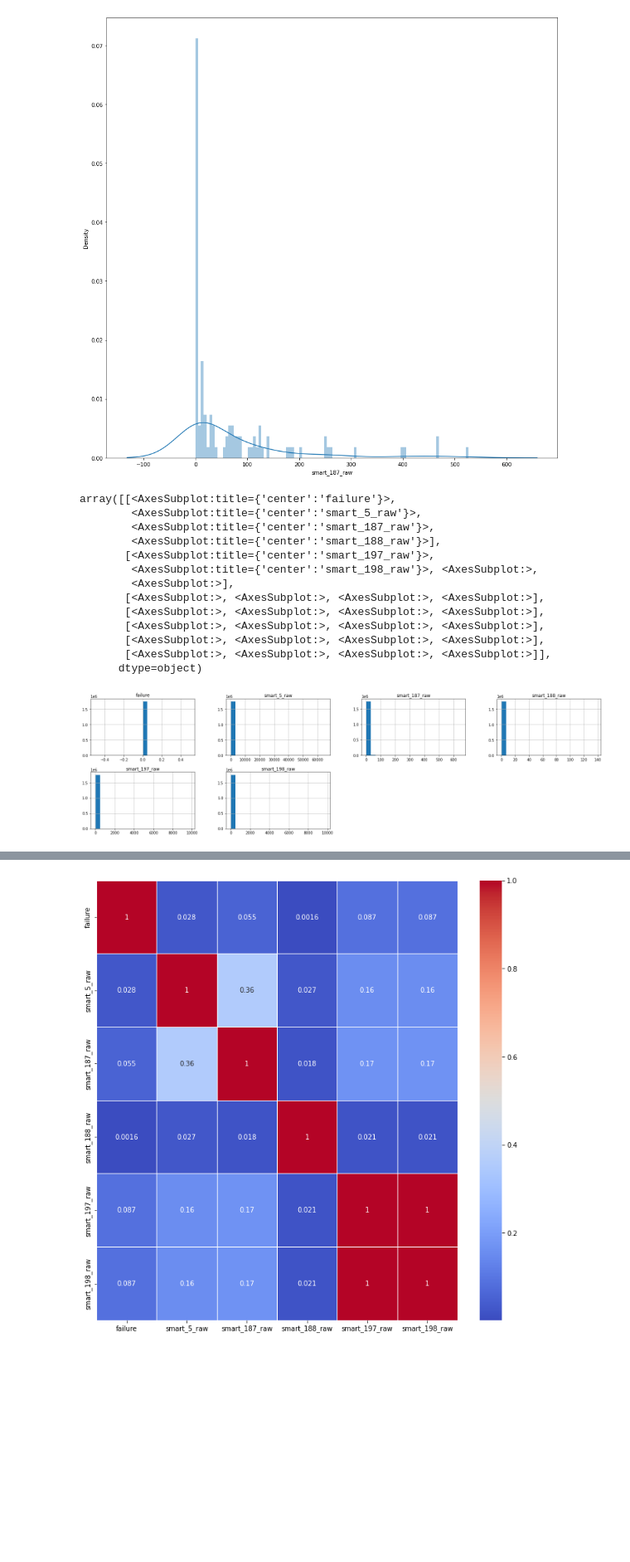
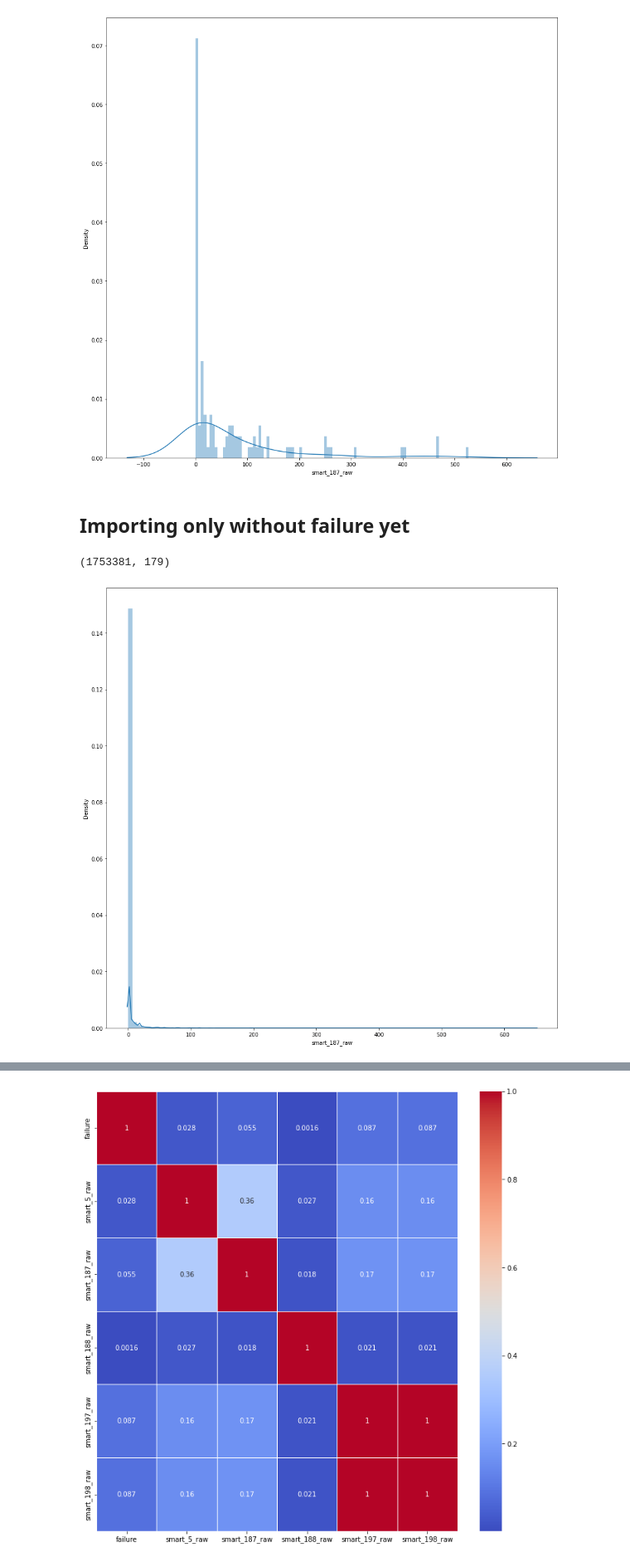
Before and after one commit to wcmphysics/DataScienceBootcamp-Capstone, a Jupyter notebook: notebooks/Andreas_NB.ipynb, the cells around one changed output, grey strips where cells are left out. Shown at 83% size. Cells and saved outputs as stored; diff of their text form; code cells hidden in the pictures; blank space fills up the shorter version.

```diff
--- a/notebooks/Andreas_NB.ipynb
+++ b/notebooks/Andreas_NB.ipynb
@@ -172,6 +198,8 @@ plt.xlim()
 sns.distplot(df_ST4000DM000.smart_187_raw, bins=100, hist_kws={'alpha': 0.4});
 # %% [output]
 [figure]
+# %% [markdown]
+## Importing only without failure yet
 # %%
 query_string_0 = """SELECT * FROM "2021"
                     WHERE date >= '2021-10-01'
@@ -186,20 +214,13 @@ query_string_0 = """SELECT * FROM "2021"
 df_sqlalchemy_no_failure = pd.read_sql(query_string_0, db)
 # %%
 df_2021_10_12_no_failure = df_sqlalchemy_no_failure
-# %%
-df_2021_10_12_no_failure[features_imp].hist(bins=20, figsize=(25, 25), layout=(7, 4))
-# %% [output]
-array([[<AxesSubplot:title={'center':'failure'}>,
-        <AxesSubplot:title={'center':'smart_5_raw'}>,
-        <AxesSubplot:title={'center':'smart_187_raw'}>,
-        <AxesSubplot:title={'center':'smart_188_raw'}>],
-       [<AxesSubplot:title={'center':'smart_197_raw'}>,
-        <AxesSubplot:title={'center':'smart_198_raw'}>, <AxesSubplot:>,
-        <AxesSubplot:>],
-       [<AxesSubplot:>, <AxesSubplot:>, <AxesSubplot:>, <AxesSubplot:>],
-       [<AxesSubplot:>, <AxesSubplot:>, <AxesSubplot:>, <AxesSubplot:>],
-       [<AxesSubplot:>, <AxesSubplot:>, <AxesSubplot:>, <AxesSubplot:>],
-       [<AxesSubplot:>, <AxesSubplot:>, <AxesSubplot:>, <AxesSubplot:>],
-       [<AxesSubplot:>, <AxesSubplot:>, <AxesSubplot:>, <AxesSubplot:>]],
-      dtype=object)
-[figure, removed]
+# %%
+df_2021_10_12_no_failure.shape
+# %% [output]
+(1753381, 179)
+# %%
+plt.figure(figsize=(15, 15))
+plt.xlim()
+sns.distplot(df_2021_10_12_no_failure.smart_187_raw, bins=100, hist_kws={'alpha': 0.4});
+# %% [output]
+[figure, added]
```
Also changed, not shown: parts of 46 cells of this notebook, 1 other file.
